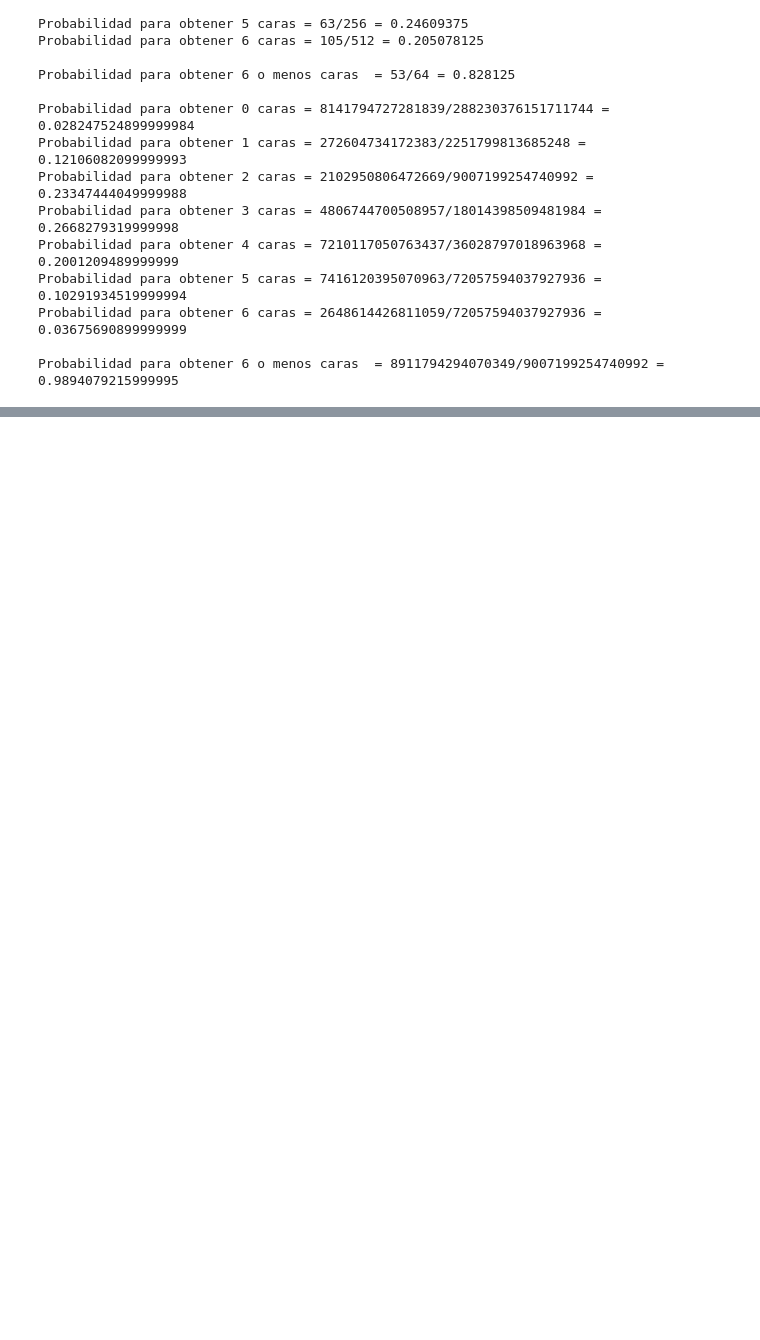
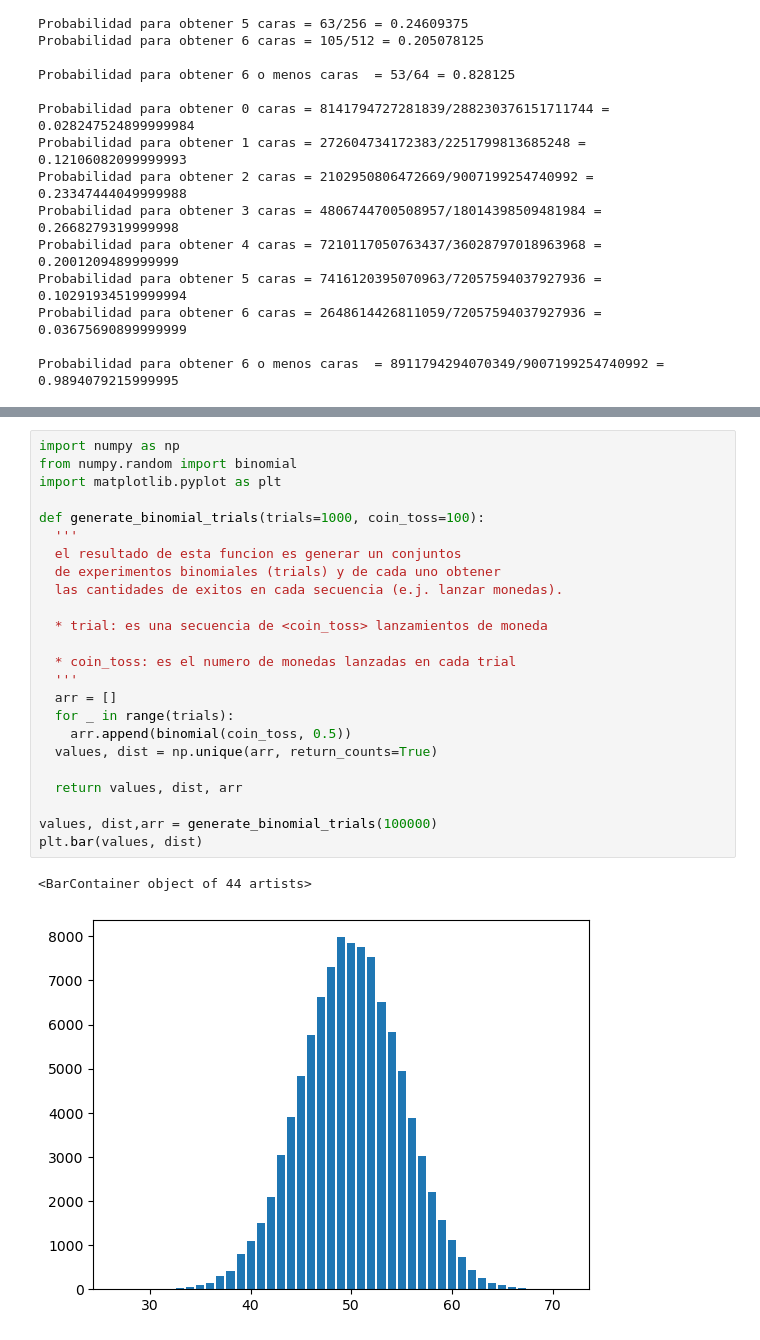
Before and after one commit to DensLopez/DS_Probabilidad, a Jupyter notebook: codes/reto.ipynb, the cells around one changed output, grey strips where cells are left out. Saved outputs shown, nothing was run; the diff lists cells and outputs as text; blank space fills up the shorter version.

```diff
--- a/codes/reto.ipynb
+++ b/codes/reto.ipynb
@@ -363,0 +490,27 @@ Probabilidad para obtener 6 o menos caras  = 8911794294070349/9007199254740992 =
+# %%
+import numpy as np
+from numpy.random import binomial
+import matplotlib.pyplot as plt
+
+def generate_binomial_trials(trials=1000, coin_toss=100):
+  '''
+  el resultado de esta funcion es generar un conjuntos
+  de experimentos binomiales (trials) y de cada uno obtener
+  las cantidades de exitos en cada secuencia (e.j. lanzar monedas).
+
+  * trial: es una secuencia de <coin_toss> lanzamientos de moneda
+
+  * coin_toss: es el numero de monedas lanzadas en cada trial
+  '''
+  arr = []
+  for _ in range(trials):
+    arr.append(binomial(coin_toss, 0.5))
+  values, dist = np.unique(arr, return_counts=True)
+
+  return values, dist, arr
+
+values, dist,arr = generate_binomial_trials(100000)
+plt.bar(values, dist)
+# %% [output]
+<BarContainer object of 44 artists>
+[figure, added]
```
Also changed, not shown: parts of 13 cells of this notebook, 8 other files.
